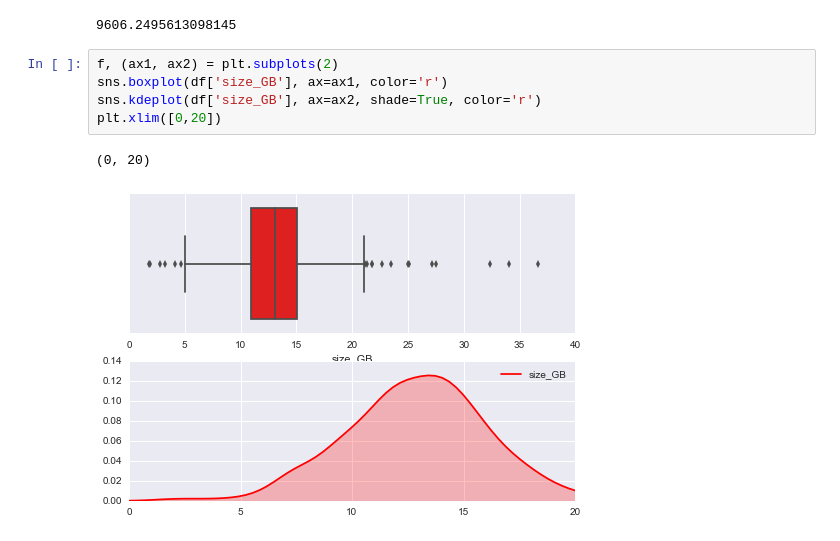
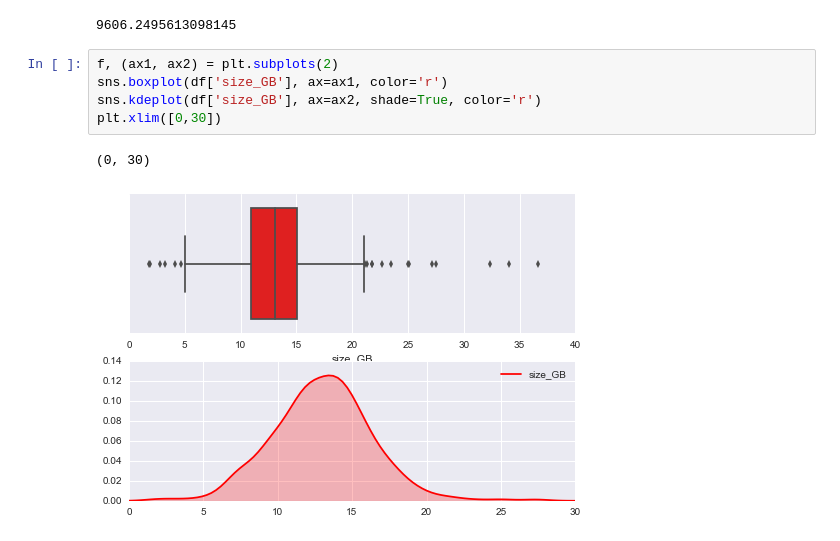
Before and after one commit to jvivian/ipython_notebooks, a Jupyter notebook: tcga_rnaseq_analysis/TCGA rna-seq analysis.ipynb, the cells around one changed output. Cells and saved outputs as stored; diff of their text form.

```diff
--- a/tcga_rnaseq_analysis/TCGA rna-seq analysis.ipynb
+++ b/tcga_rnaseq_analysis/TCGA rna-seq analysis.ipynb
@@ -84,8 +136,8 @@ sum(df.size_GB)
 # %%
 f, (ax1, ax2) = plt.subplots(2)
 sns.boxplot(df['size_GB'], ax=ax1, color='r')
 sns.kdeplot(df['size_GB'], ax=ax2, shade=True, color='r')
-plt.xlim([0,20])
+plt.xlim([0,30])
 # %% [output]
-(0, 20)
+(0, 30)
-[figure, old version]
+[figure, new version]
```
Also changed, not shown: parts of 6 cells of this notebook, 1 other file.
